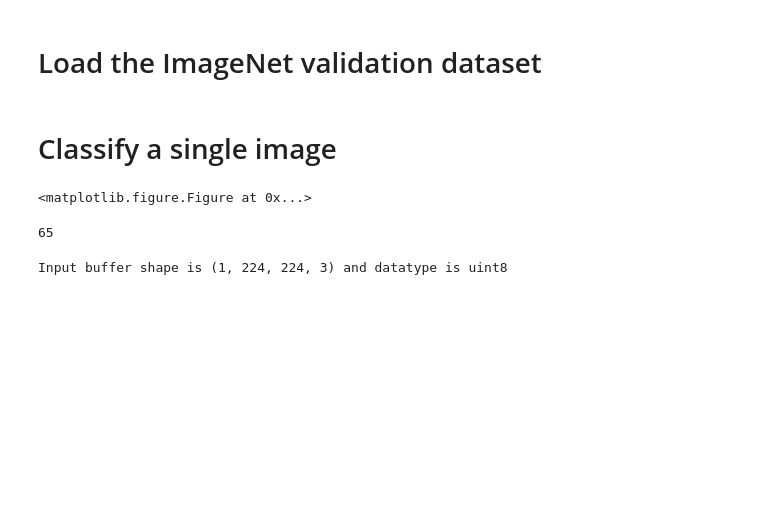
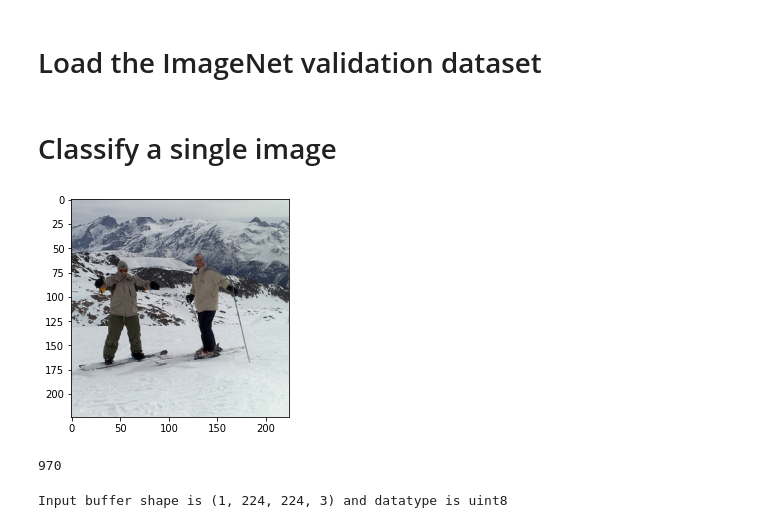
Before and after one commit to Xilinx/finn-examples, a Jupyter notebook: finn_examples/notebooks/2_imagenet_with_mobilenet_v1.ipynb, the cells around one changed output. Saved outputs shown, nothing was run; the diff lists cells and outputs as text; code cells hidden in the pictures; blank space fills up the shorter version.

Commit message:
Support previous arrangement of val dataset

```diff
--- a/finn_examples/notebooks/2_imagenet_with_mobilenet_v1.ipynb
+++ b/finn_examples/notebooks/2_imagenet_with_mobilenet_v1.ipynb
@@ -27,11 +35,12 @@ Expected output shape and datatype: (1, 1, 1, 5) DataType.UINT16
 import numpy as np
 from PIL import Image
 from dataset_loading import FileQueue, ImgQueue
+import os
 
-#import os
-#valdir = os.environ["IMAGENET_VAL_PATH"]
+#val_dir = os.environ["IMAGENET_VAL_PATH"]
 
-valdir = "/home/xilinx/dataset/ILSVRC2012_img_val/"
+val_dir = "/home/xilinx/dataset/ILSVRC2012_img_val/"
+label_file ="/home/xilinx/dataset/ILSVRC2012_img_val/val.txt"
 # %%
 def img_resize(img, size):
     w, h = img.size
@@ -49,10 +58,8 @@ def img_resize(img, size):
 def img_center_crop(img, size):
     crop_height, crop_width = (size, size)
     image_width, image_height = img.size
-
     crop_top = int(round((image_height - crop_height) / 2.))
     crop_left = int(round((image_width - crop_width) / 2.))
-
     return img.crop((crop_left, crop_top, crop_left + crop_width, crop_top + crop_height))
 
 def pre_process(img_np):
@@ -61,3 +68,28 @@ def pre_process(img_np):
     img = img_center_crop(img, 224)
     img = np.array(img, dtype=np.uint8)
     return img
+
+# 2 ways to provide the data:
+# without a label file: expect images in 1000 sorted subfolders
+# with a label file: expect images directly in val directory
+def setup_dataloader(val_path, label_file_path = None, batch_size=100, n_images = 50000):
+    if label_file_path is None:
+        val_folders = sorted(os.listdir(val_path))
+        assert len(val_folders) == 1000, "Expected 1000 subfolders in ILSVRC2012 val"
+        files = []
+        labels = []
+        for idx, folder in enumerate(val_folders):
+            current_files = sorted(os.listdir(os.path.join(val_path, folder)))
+            current_files = [os.path.join(folder, file) for file in current_files]
+            files.extend(current_files)
+            labels.extend([idx]*len(current_files))
+        files = files[:n_images]
+    else:
+        files = ['ILSVRC2012_val_{:08d}.JPEG'.format(i) for i in range(1,n_images+1)]
+        labels = np.loadtxt(label_file_path, dtype=int, usecols=1)
+
+    file_queue = FileQueue()
+    file_queue.load_epochs(list(zip(files,labels)), shuffle=False)
+    img_queue = ImgQueue(maxsize=batch_size)
+    img_queue.start_loaders(file_queue, num_threads=4, img_dir=val_path, transform=pre_process)
+    return img_queue
@@ -74,20 +98,18 @@ img_queue.start_loaders(file_queue, num_threads=1, img_dir=valdir, transform=pre
 # %%
 from matplotlib import pyplot as plt
 
+img_queue = setup_dataloader(val_dir, label_file, 1, 1)
+
 test_single_x, test_single_y = img_queue.get()
-
-# cleanup data loader
-file_queue.join()
-img_queue.join()
 
 plt.imshow(test_single_x)
 plt.show()
 # %% [output]
-<matplotlib.figure.Figure at 0x...>
+[figure, added]
 # %%
 test_single_y
 # %% [output]
-65
+970
 # %%
 accel_in = test_single_x.reshape(accel.ishape_normal)
 print("Input buffer shape is %s and datatype is %s" % (str(accel_in.shape), str(accel_in.dtype)))
```
Also changed, not shown: parts of 9 cells of this notebook.
